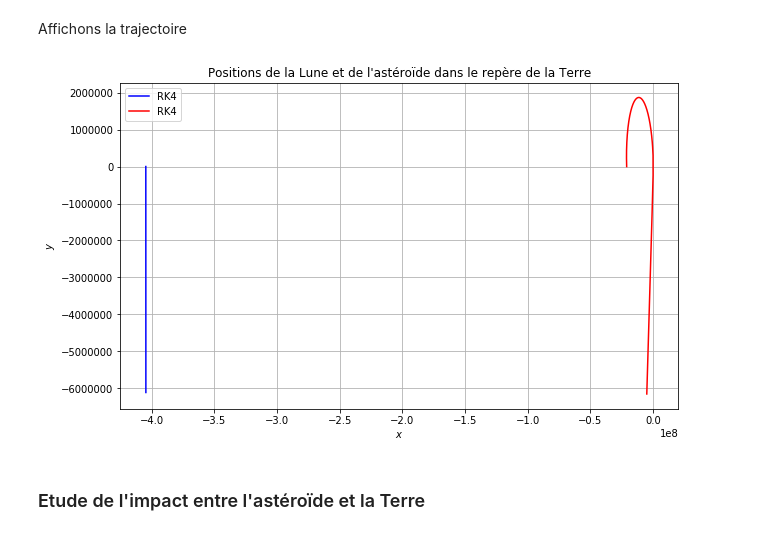
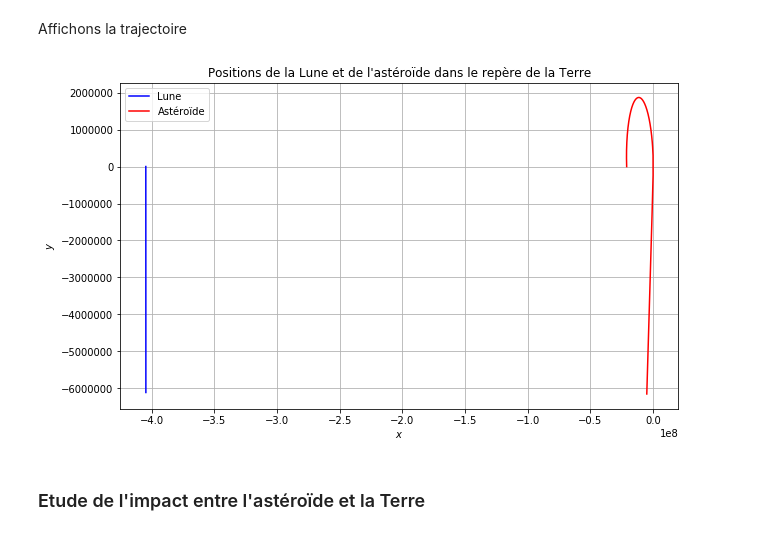
Before and after one commit to BerthilWorshipersSociety/MATH-314_travail_1, a Jupyter notebook: Travail n°1 Kepler - SCHOONEN Cédric, JAMOTTE Maxime.ipynb, the cells around one changed output. Saved outputs shown, nothing was run; the diff lists cells and outputs as text; code cells hidden in the pictures.

```diff
--- a/Travail n°1 Kepler - SCHOONEN Cédric, JAMOTTE Maxime.ipynb
+++ b/Travail n°1 Kepler - SCHOONEN Cédric, JAMOTTE Maxime.ipynb
@@ -335,8 +424,10 @@ G = 6.67408*10**-11
 dataLT = numpy.empty((N,4))
 dataAT = numpy.empty((N,4))
 
+dataAT0 = [Xcenter, Ycenter,-500,500]
+
 dataLT[0] = uLT_apogee
-dataAT[0] = [Xcenter, Ycenter,-500,500]
+dataAT[0] = dataAT0
 # %% [markdown]
 Calculons la trajectoire
 # %%
@@ -350,15 +441,15 @@ Affichons la trajectoire
 # %%
 pyplot.figure(figsize=(10,6))
 pyplot.grid(True)
 pyplot.xlabel('$x$')
 pyplot.ylabel('$y$')
-pyplot.plot(dataLT[:,0],dataLT[:,1], 'b-', label='RK4')
-pyplot.plot(dataAT[:,0],dataAT[:,1], 'r-', label='RK4')
+pyplot.plot(dataLT[:,0],dataLT[:,1], 'b-', label='Lune')
+pyplot.plot(dataAT[:,0],dataAT[:,1], 'r-', label='Astéroïde')
 pyplot.title('Positions de la Lune et de l\'astéroïde dans le repère de la Terre')
 pyplot.legend();
 pyplot.show();
 # %% [output]
-[figure, old version]
+[figure, new version]
 # %% [markdown]
 ### Etude de l'impact entre l'astéroïde et la Terre
 # %% [markdown]
```
Also changed, not shown: parts of 16 cells of this notebook, 1 other file.
